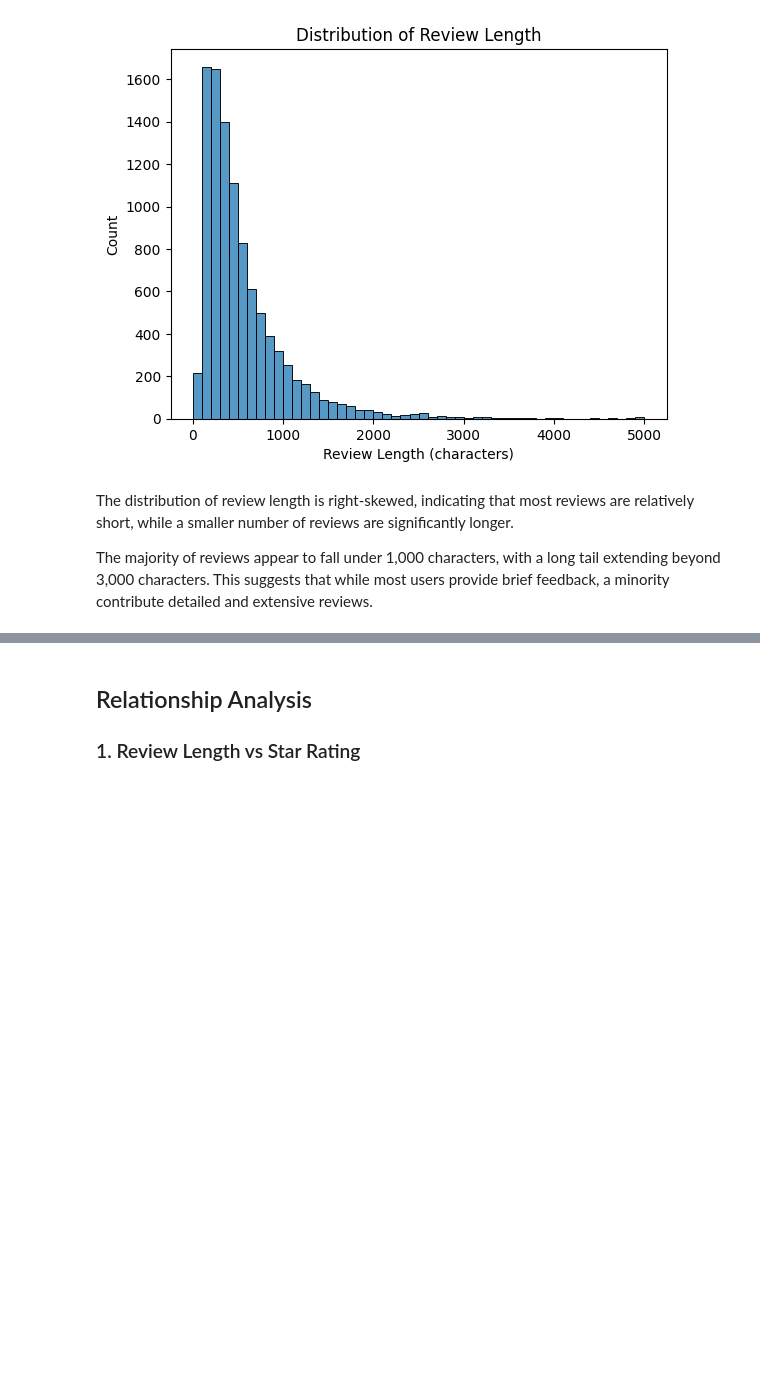
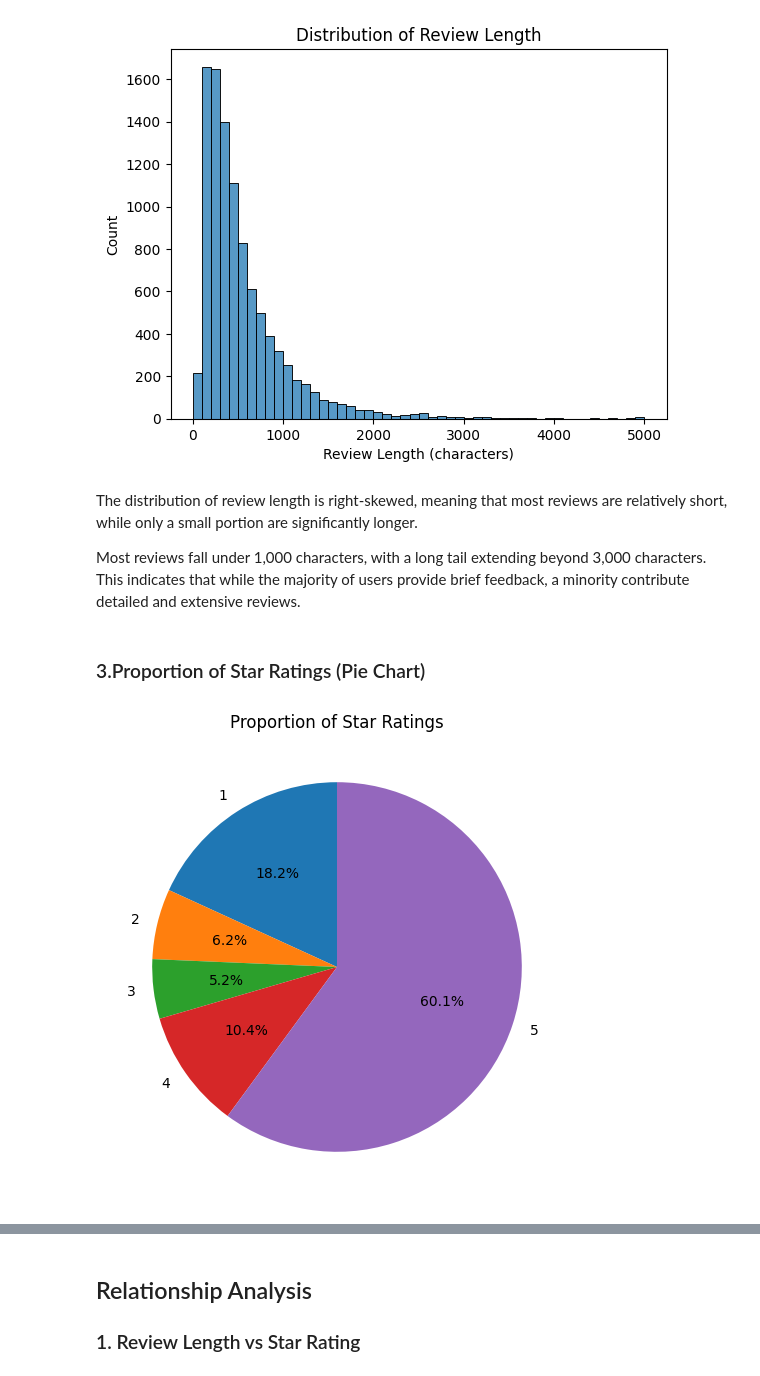
Before and after one commit to Lu8na/IT362, a Jupyter notebook: SecondaryData.ipynb, the cells around one changed output, grey strips where cells are left out. Drawn from its saved outputs; the diff is of its cells as text; code cells hidden in the pictures; blank space fills up the shorter version.

```diff
--- a/SecondaryData.ipynb
+++ b/SecondaryData.ipynb
@@ -421,6 +421,25 @@ plt.show()
 # %% [output]
 [figure]
 # %% [markdown]
-The distribution of review length is right-skewed, indicating that most reviews are relatively short, while a smaller number of reviews are significantly longer.
+The distribution of review length is right-skewed, meaning that most reviews are relatively short, while only a small portion are significantly longer.
 
-The majority of reviews appear to fall under 1,000 characters, with a long tail extending beyond 3,000 characters. This suggests that while most users provide brief feedback, a minority contribute detailed and extensive reviews.
+Most reviews fall under 1,000 characters, with a long tail extending beyond 3,000 characters. This indicates that while the majority of users provide brief feedback, a minority contribute detailed and extensive reviews.
+# %% [markdown]
+### 3.Proportion of Star Ratings (Pie Chart)
+# %%
+rating_counts = reviews["stars"].value_counts().sort_index()
+
+plt.figure(figsize=(6,6))
+
+plt.pie(
+    rating_counts,
+    labels=rating_counts.index,
+    autopct="%1.1f%%",
+    startangle=90
+)
+
+plt.title("Proportion of Star Ratings")
+
+plt.show()
+# %% [output]
+[figure, added]
```
Also changed, not shown: parts of 13 cells of this notebook.
